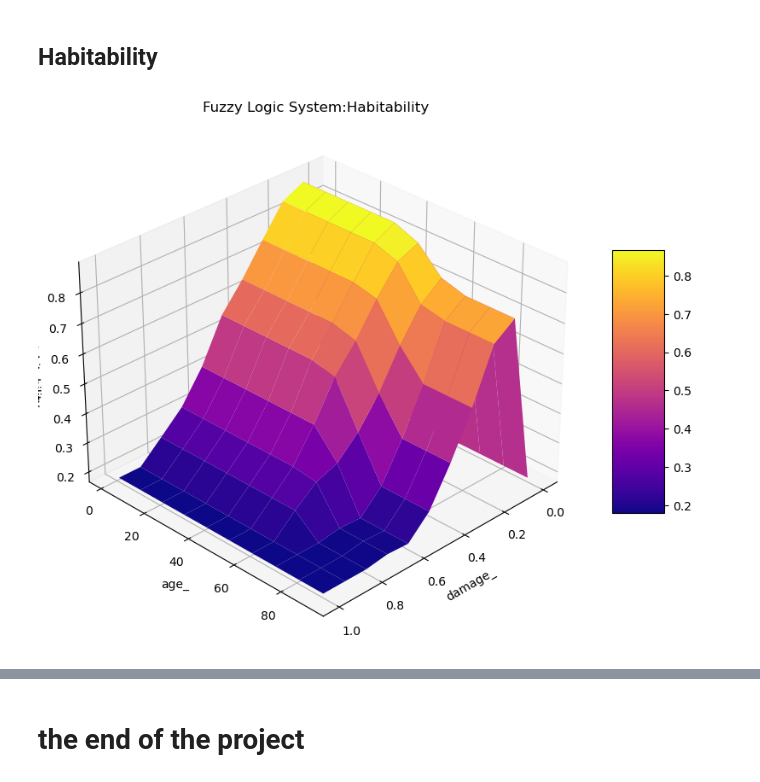
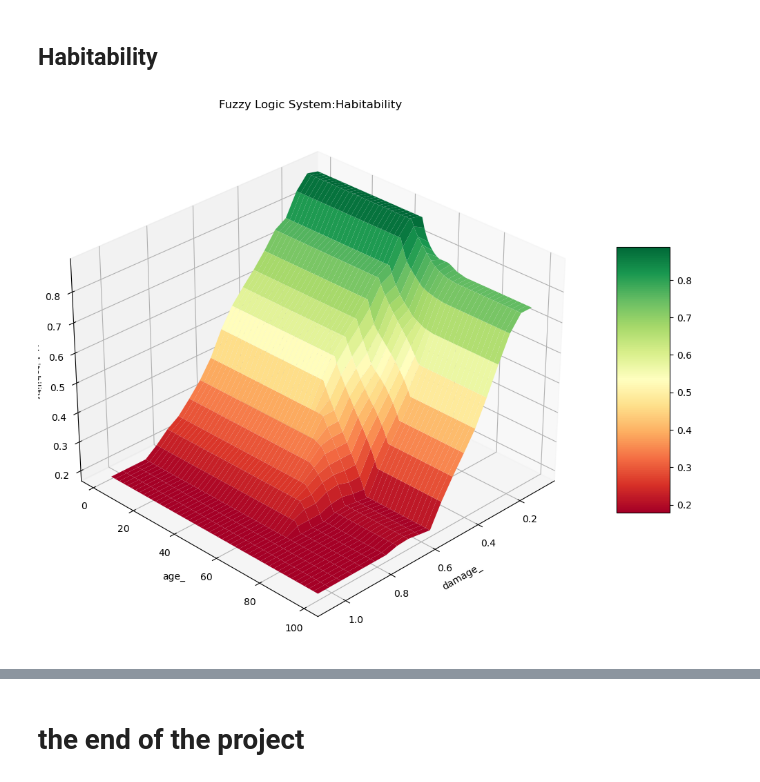
Before and after one commit to HananMoAlnakhal/Building_Assessment_Expert_System, a Jupyter notebook: fuzzy_expert_system.ipynb, the cells around one changed output, grey strips where cells are left out. Cells and saved outputs as stored; diff of their text form; code cells hidden in the pictures.

Commit message:
3d plotting results

```diff
--- a/fuzzy_expert_system.ipynb
+++ b/fuzzy_expert_system.ipynb
@@ -80,5 +80,3 @@ def define_variables():
     print("Linguistic variables and fuzzy sets defined successfully.")
     return (intact_col,tilt, ruble_percentage, building_area, building_hight,damage_per,
             building_age,damage,habitability,reparability)
-
-intact_col,tilt, ruble_percentage, building_area, building_hight,damage_per,building_age,damage,habitability,reparability=define_variables()
@@ -359,32 +354,30 @@ area_vs_col()
 # %% [markdown]
 ## **Habitability**
 # %%
-def Habitability(hight=2,v_d=0,tilt=0):
-    damage_ = np.arange(0, 1.1, 0.1)
-    age_ = np.arange(1, 100,10)
+def Habitability():
+    damage_ = np.arange(0.1, 1.1, 0.05)
+    age_ = np.arange(1, 100,1)
     age_, damage_ = np.meshgrid(age_, damage_)
     output = np.empty_like(damage_)
 
     for i in range(age_.shape[0]):
         for j in range(age_.shape[1]):
             results_sim.input['damage_out']=damage_[i,j]
             results_sim.input['building_age']=age_[i,j]
             results_sim.compute()
-            # print(damage_sim.output.get('damage'))
             output[i,j]= results_sim.output.get('habitability')
 
-    fig = plt.figure(figsize=(10, 8))
+    fig = plt.figure(figsize=(15, 10))
     ax = fig.add_subplot(111, projection='3d')
-    surf = ax.plot_surface(damage_,age_, output, cmap='plasma')
+    surf = ax.plot_surface(damage_,age_, output, cmap="RdYlGn")
     ax.azim =45
-    # ax.elev = 15
     ax.set_xlabel('damage_')
     ax.set_ylabel('age_')
     ax.set_zlabel('Habitability')
     ax.set_title('Fuzzy Logic System:Habitability')
     fig.colorbar(surf, shrink=0.5, aspect=5)
     plt.show()
 
 Habitability()
 # %% [output]
-[figure, old version]
+[figure, new version]
```
Also changed, not shown: parts of 3 cells of this notebook.
